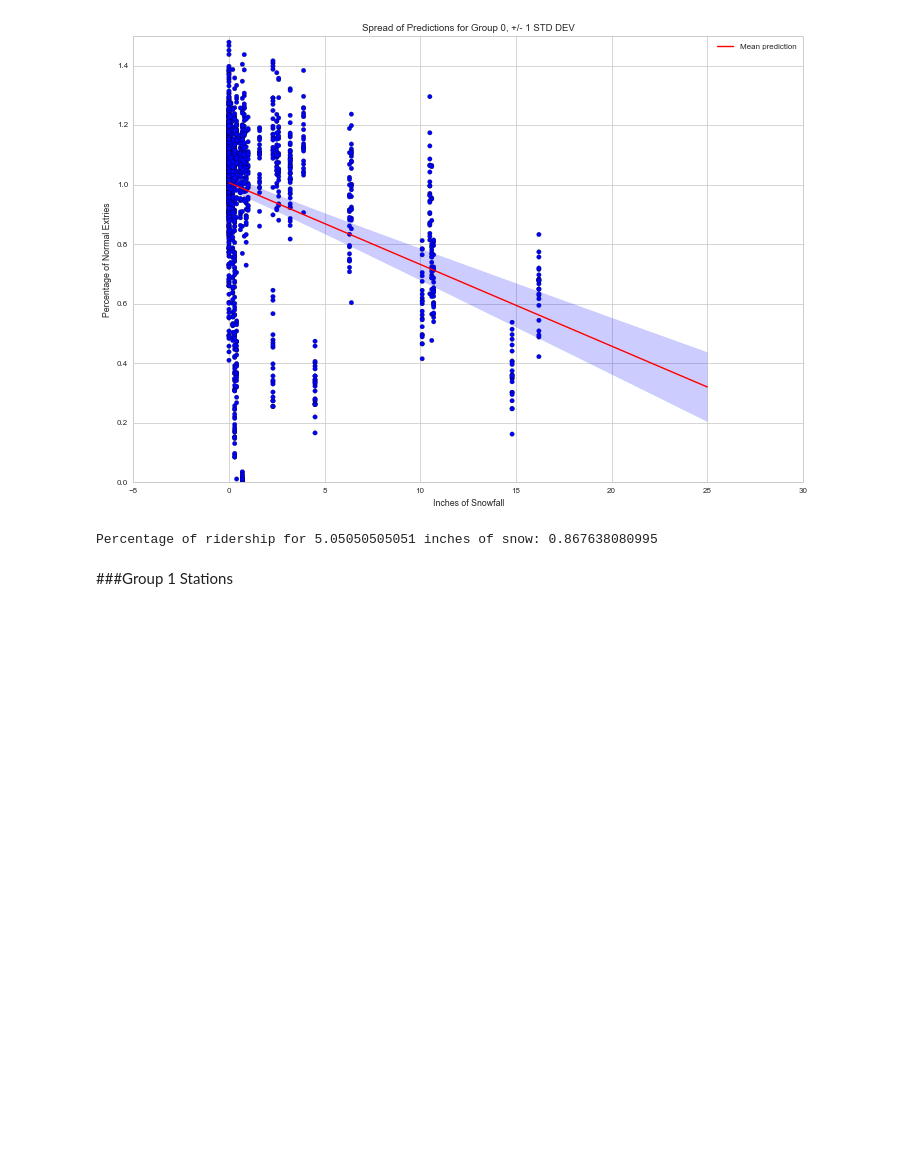
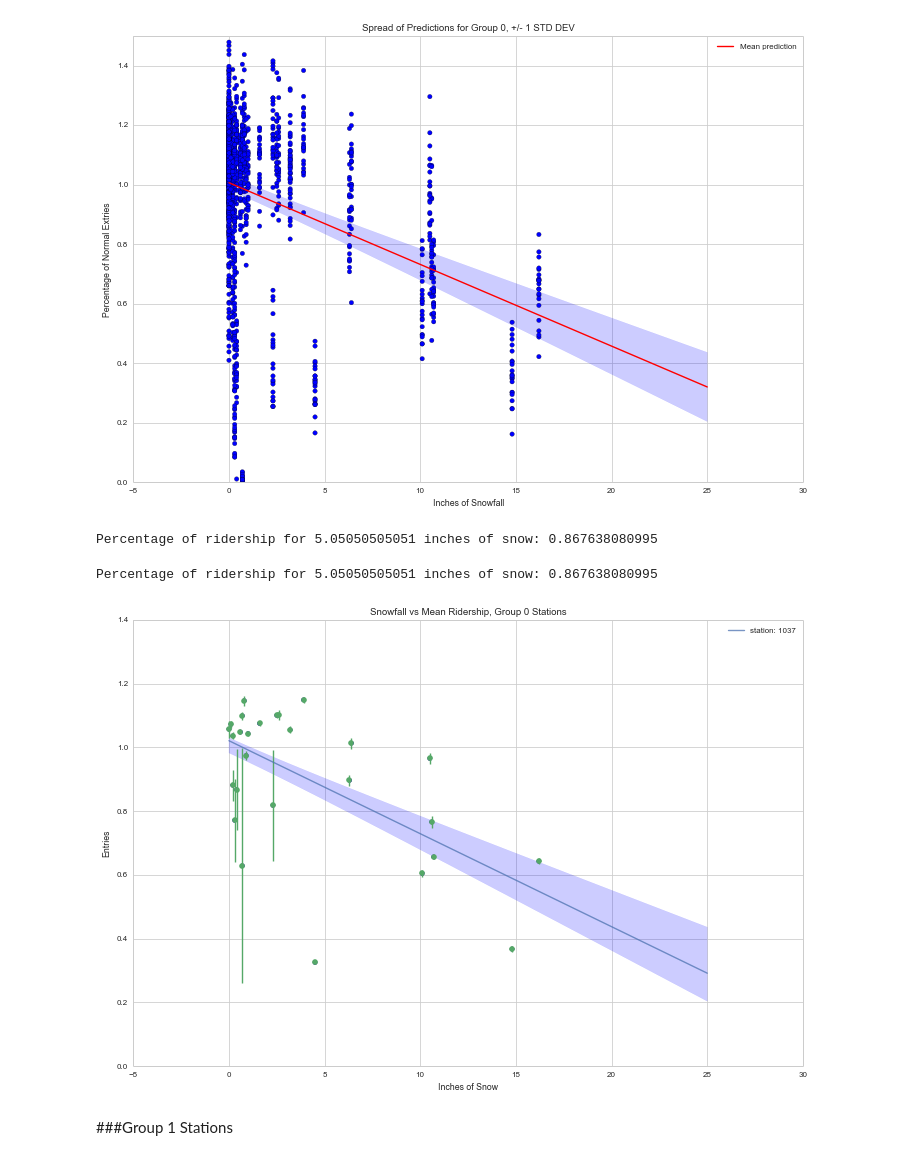
Before and after one commit to azampagl/harvard-capstone, a Jupyter notebook: src/exploration/Snowfall Viz.ipynb, the cells around one changed output. Saved outputs shown, nothing was run; the diff lists cells and outputs as text; code cells hidden in the pictures; blank space fills up the shorter version.

Commit message:
Clean up snowfall visualizations

```diff
--- a/src/exploration/Snowfall Viz.ipynb
+++ b/src/exploration/Snowfall Viz.ipynb
@@ -366,6 +366,9 @@ plt.legend(bbox_to_anchor=(1.1, .9),bbox_transform=plt.gcf().transFigure)
 plt.show()
 # %% [output]
 [figure]
+# %%
+#create a dict to hold the slopes from each model, separated into my grouping
+slopes={0:[],1:[],2:[]}
 # %%
 x_values=np.linspace(0,25,100)
 
@@ -374,6 +377,7 @@ plt.figure(figsize=(12,8))
 
 for mod in range(len(models)):
 
+    slopes[0].append(models[mod][0])
     pred[mod]=models[mod][0]*x_values+models[mod][1]
 
 # Group the predictions according to their x_value
@@ -404,6 +408,50 @@ print 'Percentage of ridership for '+str(x_values[20])+' inches of snow: '+str(m
 # %% [output]
 [figure]
 Percentage of ridership for 5.05050505051 inches of snow: 0.867638080995
+# %%
+
+def temp_mean(x):
+        return np.mean(x)
+def temp_var(x):
+    return np.var(x)
+
+snowfall_vector=list([])
+ride_vector=list([])
+plt.figure(figsize=(12,8))
+
+#using downtown and state st, high correlation
+for stat in group_0_ids:
+    if(stat==1037):
+        plot=True
+    else:
+        plot=False
+
+    c=snow_change(stat,percent=True,plot_type='line',plot=plot)
+
+    snowfall_vector+=list(c[0])
+    ride_vector+=list(c[2])
+
+d=pd.DataFrame(zip(snowfall_vector,ride_vector),columns=['snowfall','ridership'])
+
+summary=d.groupby('snowfall').agg([temp_mean,temp_var,len])
+
+## Remove snowdays
+
+plt.title('Snowfall vs Mean Ridership, Group 0 Stations')
+plt.scatter(summary.index,summary['ridership']['temp_mean'])
+plt.errorbar(summary.index,summary['ridership']['temp_mean'],yerr=summary['ridership']['temp_var'],fmt='o')
+
+plt.fill_between(x_values, upper, lower, color='b', alpha=.2,label='1 std dev')
+plt.legend()
+
+means=summary['ridership']['temp_mean']
+var=summary['ridership']['temp_var']
+num=summary['ridership']['len']
+
+print 'Percentage of ridership for '+str(x_values[20])+' inches of snow: '+str(mean_pred[20])
+# %% [output]
+Percentage of ridership for 5.05050505051 inches of snow: 0.867638080995
+[figure, added]
 # %% [markdown]
 ###Group 1 Stations
 # %%
```
Also changed, not shown: parts of 8 cells of this notebook, 7 other files.
